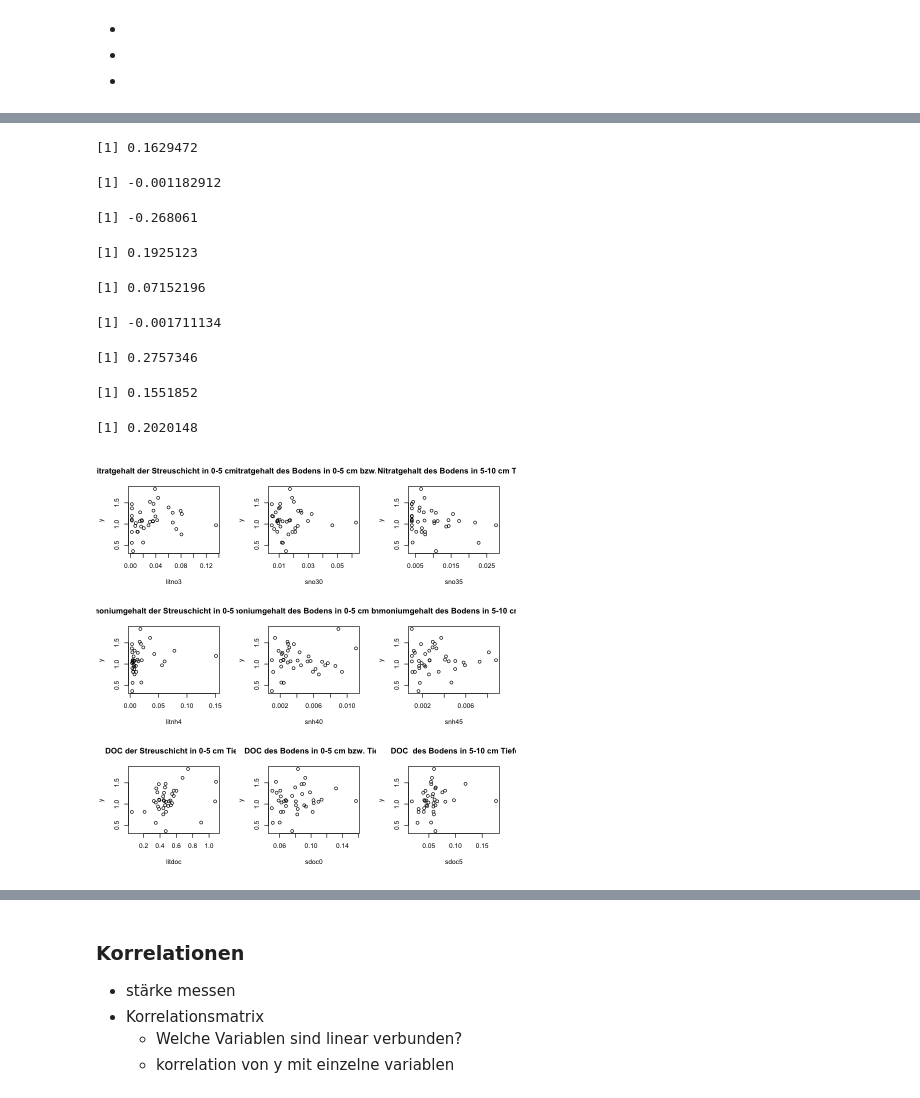
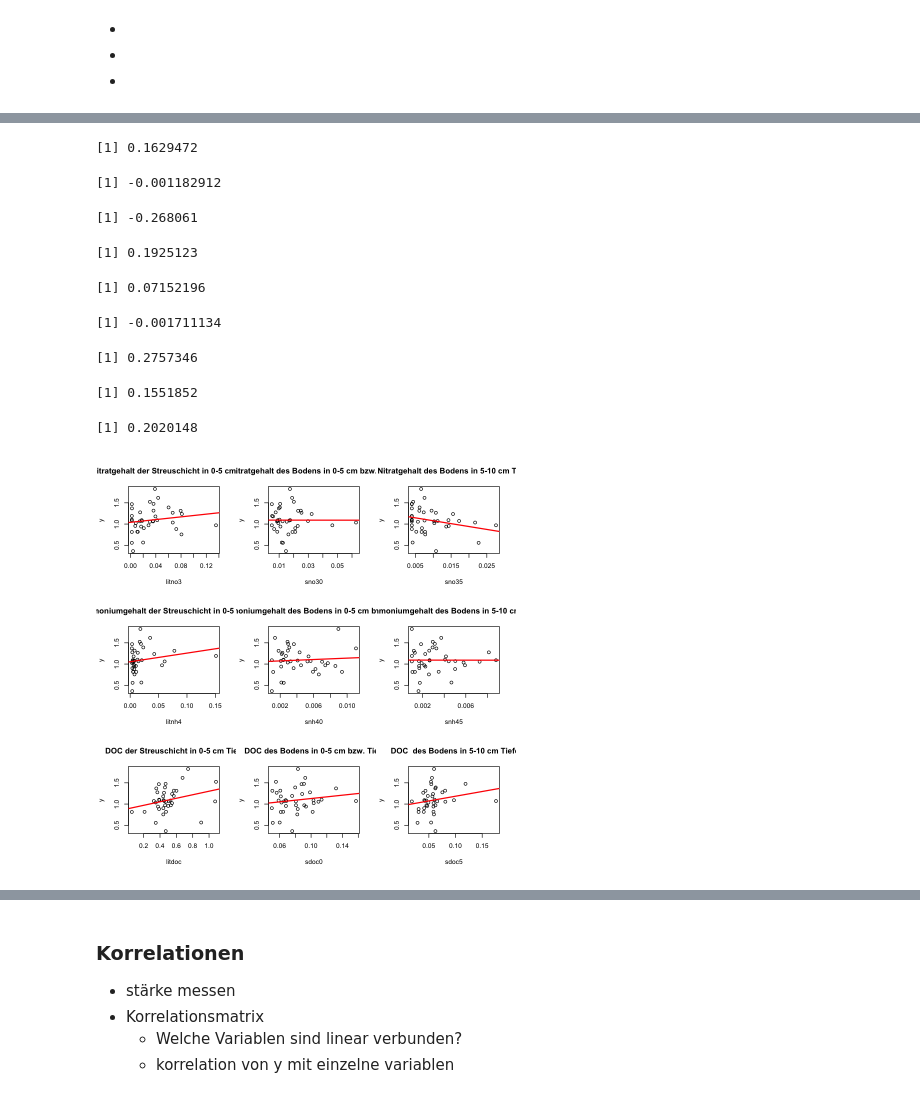
Before and after one commit to anshkhubchandani/statistik, a Jupyter notebook: projekt10.ipynb, the cells around one changed output, grey strips where cells are left out. Saved outputs shown, nothing was run; the diff lists cells and outputs as text; code cells hidden in the pictures.

```diff
--- a/projekt10.ipynb
+++ b/projekt10.ipynb
@@ -295,36 +337,45 @@ par(mfrow=c(3,3))
 
 
 plot(y ~ litno3, hainich.data, main="Nitratgehalt der Streuschicht in 0-5 cm Tiefe")
+abline(lm(y ~ litno3, data=hainich.data), col= "red", lwd=2)
 plot(y ~ sno30, hainich.data, main="Nitratgehalt des Bodens in 0-5 cm bzw. Tiefe")
+abline(lm(y ~ sno30, data=hainich.data), col= "red", lwd=2)
 plot(y ~ sno35, hainich.data, main="Nitratgehalt des Bodens in 5-10 cm Tiefe")
+abline(lm(y ~ sno35, data=hainich.data), col= "red", lwd=2)
 cor(y, hainich.data$litno3)
 cor(y, hainich.data$sno30)
 cor(y, hainich.data$sno35)
 
 plot(y ~ litnh4, hainich.data, main="Ammoniumgehalt der Streuschicht in 0-5 cm Tiefe")
+abline(lm(y ~ litnh4, data=hainich.data), col= "red", lwd=2)
 plot(y ~ snh40, hainich.data, main="Ammoniumgehalt des Bodens in 0-5 cm bzw. Tiefe")
+abline(lm(y ~ snh40, data=hainich.data), col= "red", lwd=2)
 plot(y ~ snh45, hainich.data, main="Ammoniumgehalt des Bodens in 5-10 cm Tiefe")
+abline(lm(y ~ snh45, data=hainich.data), col= "red", lwd=2)
 cor(y, hainich.data$litnh4)
 cor(y, hainich.data$snh40)
 cor(y, hainich.data$snh45)
 
 plot(y ~ litdoc, hainich.data, main=" DOC der Streuschicht in 0-5 cm Tiefe")
+abline(lm(y ~ litdoc, data=hainich.data), col= "red", lwd=2)
 plot(y ~ sdoc0, hainich.data, main=" DOC des Bodens in 0-5 cm bzw. Tiefe")
+abline(lm(y ~ sdoc0, data=hainich.data), col= "red", lwd=2)
 plot(y ~ sdoc5, hainich.data, main=" DOC  des Bodens in 5-10 cm Tiefe")
+abline(lm(y ~ sdoc5, data=hainich.data), col= "red", lwd=2)
 cor(y, hainich.data$litdoc)
 cor(y, hainich.data$sdoc0)
 cor(y, hainich.data$sdoc5)
 # %% [output]
 [1] 0.1629472
 [1] -0.001182912
 [1] -0.268061
 [1] 0.1925123
 [1] 0.07152196
 [1] -0.001711134
 [1] 0.2757346
 [1] 0.1551852
 [1] 0.2020148
-[figure, old version]
+[figure, new version]
 # %%
 #nn – Entfernung der Probestelle zum nächsten Baum (nearest neighbour)
 plot(y ~ nn, hainich.data, main="Entfernung der Probestelle zum nächsten Baum")
```
Also changed, not shown: parts of 19 cells of this notebook.
